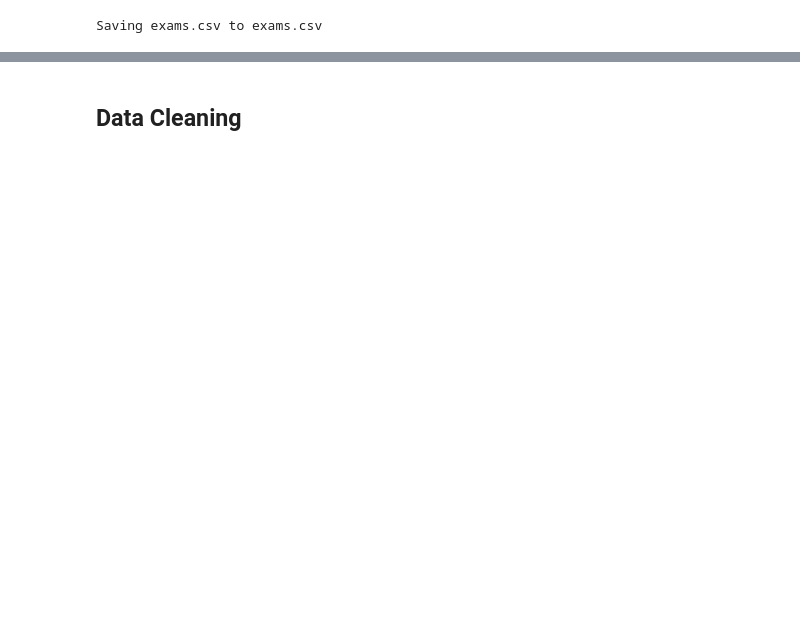
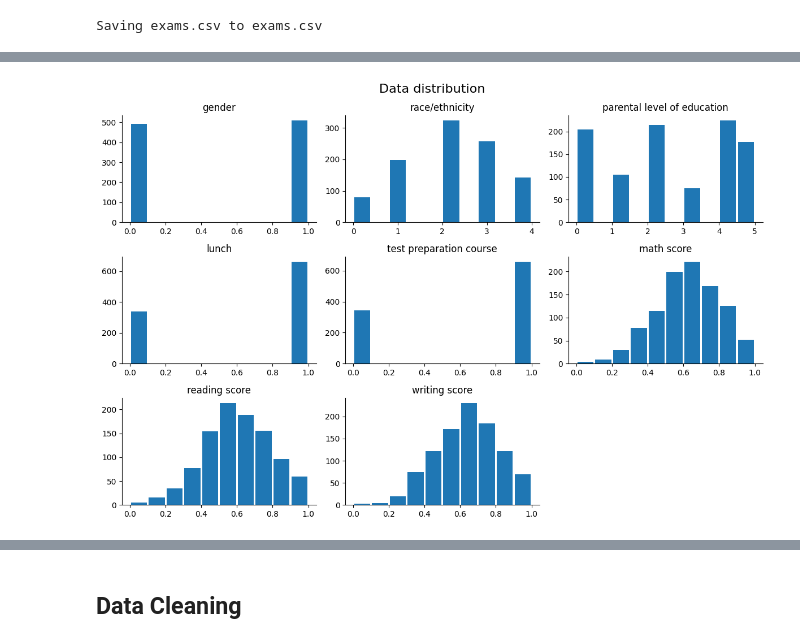
Before and after one commit to eldanaomushova/student_perf_prediction, a Jupyter notebook: student_performance_prediction.ipynb, the cells around one changed output, grey strips where cells are left out. Saved outputs shown, nothing was run; the diff lists cells and outputs as text; code cells hidden in the pictures; blank space fills up the shorter version.

```diff
--- a/student_performance_prediction.ipynb
+++ b/student_performance_prediction.ipynb
@@ -62,0 +126,3 @@ max     100.000000     100.000000     100.000000
+# %%
+data = read_csv('exams.csv')
+data.head(20)
@@ -62,0 +182,13 @@ max     100.000000     100.000000     100.000000
+# %%
+le = LabelEncoder()
+categorical_columns = ['gender', 'race/ethnicity', 'parental level of education', 'lunch', 'test preparation course']
+
+encoders = {}
+for col in categorical_columns:
+    le = LabelEncoder()
+    data[col] = le.fit_transform(data[col])
+    encoders[col] = le
+
+scaler = MinMaxScaler()
+data[['math score', 'reading score', 'writing score']] = scaler.fit_transform(data[['math score', 'reading score', 'writing score']])
+data.head(20)
@@ -62,0 +270,13 @@ max     100.000000     100.000000     100.000000
+# %%
+ax = data.hist(bins=10, figsize=(12, 8), grid=False, rwidth=0.9)
+
+for x in ax.flatten():
+    x.spines['right'].set_visible(False)
+    x.spines['top'].set_visible(False)
+
+plt.suptitle('Data distribution', fontsize=16)
+
+plt.tight_layout()
+plt.show()
+# %% [output]
+[figure, added]
```
Also changed, not shown: parts of 61 cells of this notebook.
